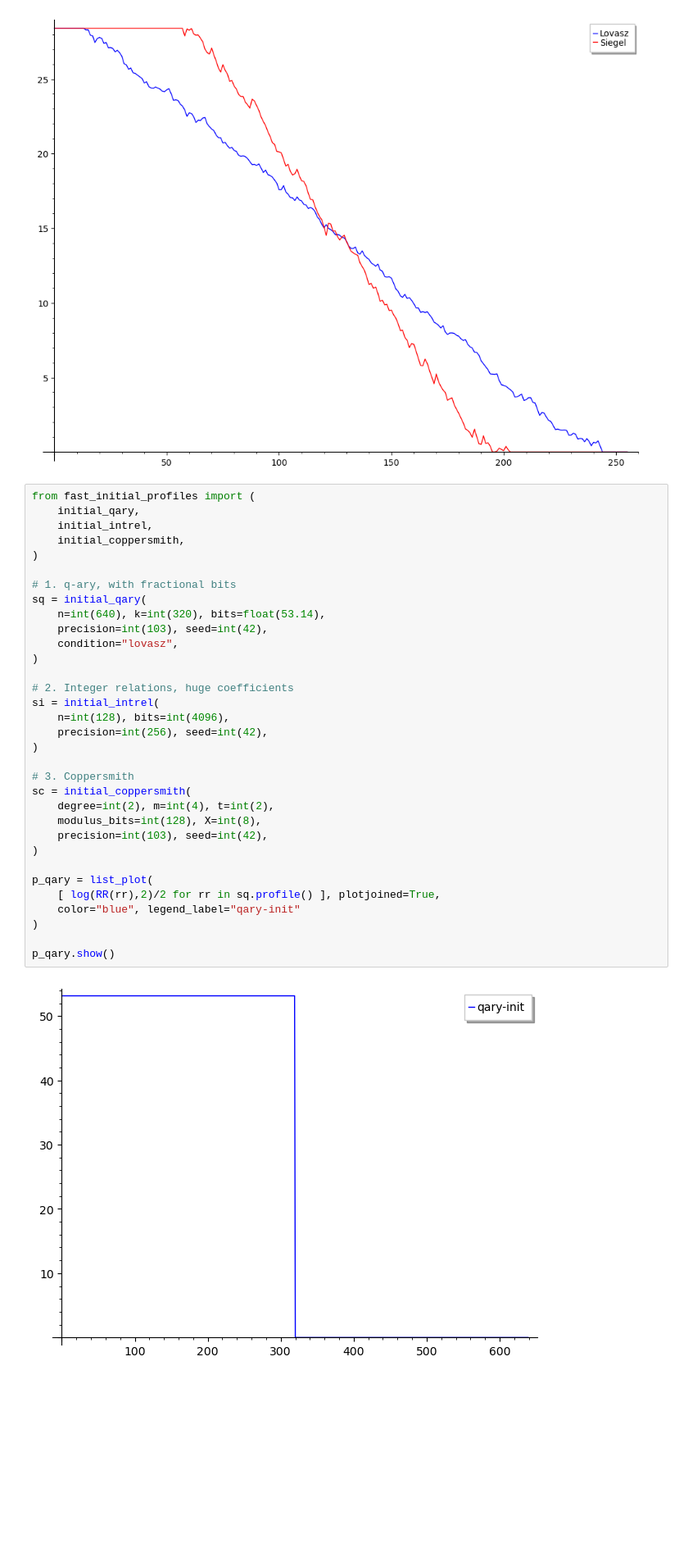
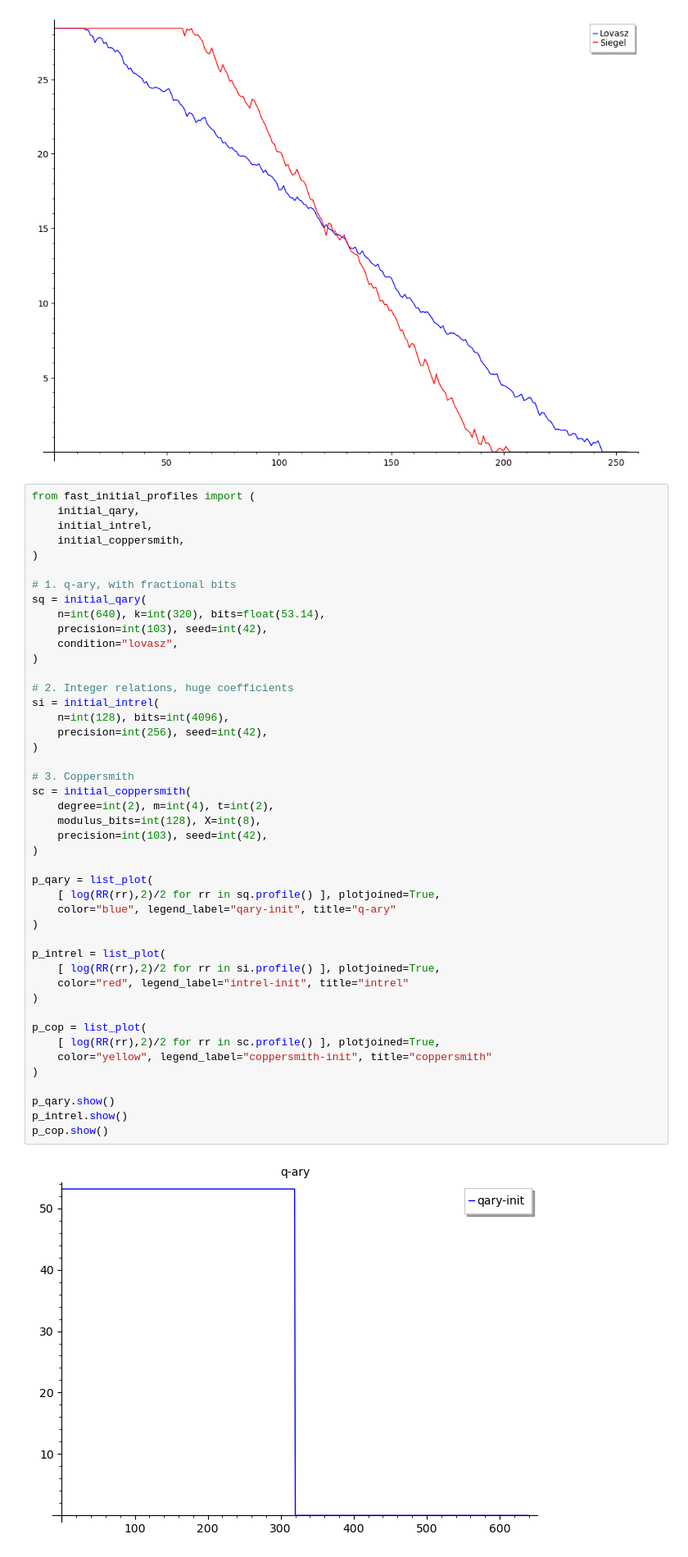
Before and after one commit to alexgit256/lllsp-shenanigans, a Jupyter notebook: demo.ipynb, the cells around one changed output. Shown at 82% size. Saved outputs shown, nothing was run; the diff lists cells and outputs as text; blank space fills up the shorter version.

```diff
--- a/demo.ipynb
+++ b/demo.ipynb
@@ -314,32 +314,44 @@ from fast_initial_profiles import (
     initial_intrel,
     initial_coppersmith,
 )
 
 # 1. q-ary, with fractional bits
 sq = initial_qary(
     n=int(640), k=int(320), bits=float(53.14),
     precision=int(103), seed=int(42),
     condition="lovasz",
 )
 
 # 2. Integer relations, huge coefficients
 si = initial_intrel(
     n=int(128), bits=int(4096),
     precision=int(256), seed=int(42),
 )
 
 # 3. Coppersmith
 sc = initial_coppersmith(
     degree=int(2), m=int(4), t=int(2),
     modulus_bits=int(128), X=int(8),
     precision=int(103), seed=int(42),
 )
 
 p_qary = list_plot(
     [ log(RR(rr),2)/2 for rr in sq.profile() ], plotjoined=True,
-    color="blue", legend_label="qary-init"
+    color="blue", legend_label="qary-init", title="q-ary"
+)
+
+p_intrel = list_plot(
+    [ log(RR(rr),2)/2 for rr in si.profile() ], plotjoined=True,
+    color="red", legend_label="intrel-init", title="intrel"
+)
+
+p_cop = list_plot(
+    [ log(RR(rr),2)/2 for rr in sc.profile() ], plotjoined=True,
+    color="yellow", legend_label="coppersmith-init", title="coppersmith"
 )
 
 p_qary.show()
+p_intrel.show()
+p_cop.show()
 # %% [output]
-[figure, old version]
+[figure, new version]
```
Also changed, not shown: parts of 1 cell of this notebook, 3 other files.
